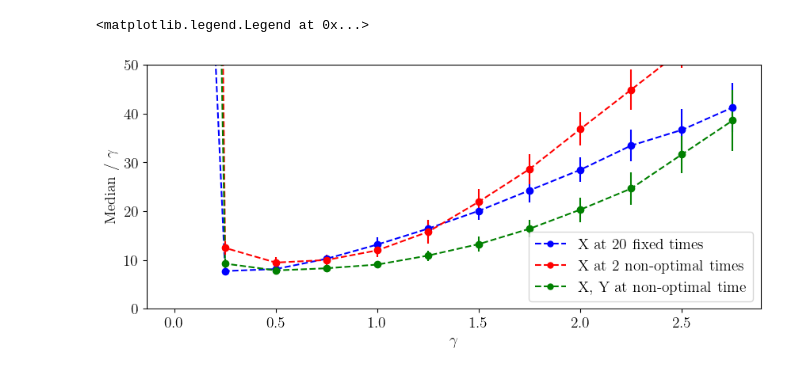
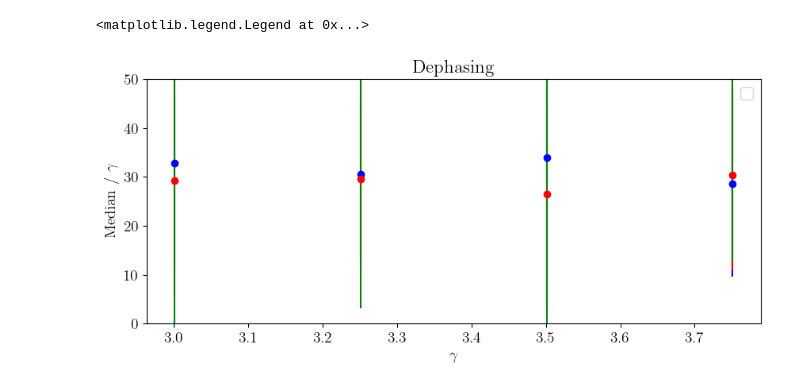
Before and after one commit to Davidkatom/Crosstalk, a Jupyter notebook: Comparisons/error_vs_decay.ipynb, the cells around one changed output. Cells and saved outputs as stored; diff of their text form; code cells hidden in the pictures.

```diff
--- a/Comparisons/error_vs_decay.ipynb
+++ b/Comparisons/error_vs_decay.ipynb
@@ -79,41 +113,36 @@ errors_uniform_median, errors_uniform_std = estimator.mean_of_medians(errors_uni
 import matplotlib.pyplot as plt
 
 plt.figure(figsize=(10, 4))  # Adjust the figure size to make the plot longer
 plt.rcParams['text.usetex'] = True
 font = {'family': 'normal',
         'weight': 'bold',
         'size': 14}
 
 plt.rc('font', **font)
-plt.plot(Decay, 100 * np.array(errors_uniform_median), linestyle='--', marker='o', color='blue', markersize=5,
-         label='X at 20 fixed times')
-plt.plot(Decay, 100 * np.array(errors_fisher_median), linestyle='--', marker='o', color='red', markersize=5,
-         label='X at 2 non-optimal times')
-plt.plot(Decay, 100 * np.array(errors_local_median), linestyle='--', marker='o', color='green', markersize=5,
-         label='X, Y at non-optimal time')
 
-plt.errorbar(Decay, 100 * np.array(errors_uniform_median ), yerr=100 * np.array(errors_uniform_std),
+
+plt.errorbar(Decay, 100 * np.array(errors_uniform_median_a), yerr=100 * np.array(errors_uniform_std_a),
              fmt='o', color='blue')
-plt.errorbar(Decay, 100 * np.array(errors_fisher_median), yerr=100 * np.array(errors_fisher_std ),
+plt.errorbar(Decay, 100 * np.array(errors_fisher_median_a), yerr=100 * np.array(errors_fisher_std_a),
              fmt='o', color='red')
-plt.errorbar(Decay, 100 * np.array(errors_local_median), yerr=100 * np.array(errors_local_std ), fmt='o',
+plt.errorbar(Decay, 100 * np.array(errors_local_median_a), yerr=100 * np.array(errors_local_std_a), fmt='o',
              color='green')
 # plt.errorbar(Decay, 100 * np.array(errors_uniform_median_G/Decay ), yerr=100 * np.array(errors_uniform_std_G/Decay ), fmt='o',
 #              color='magenta')
 # Scatter points for 75th percentiles
 
 
-
+plt.title("Dephasing")
 # plt.title(f'Shots={Decay} ')
 plt.xlabel('$\gamma$')
 plt.ylabel('Median / $\gamma$')
 plt.grid()
 # plt.yscale('log')
 # plt.xscale('log')
 # plt.xlim([0, 2])
 plt.ylim([0,50])
 plt.grid()
 plt.legend()
 # %% [output]
 <matplotlib.legend.Legend at 0x...>
-[figure, old version]
+[figure, new version]
```
Also changed, not shown: parts of 13 cells of this notebook, 3 other files.
